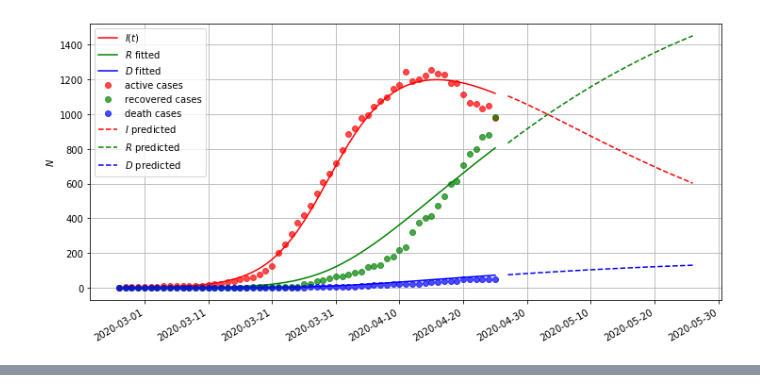
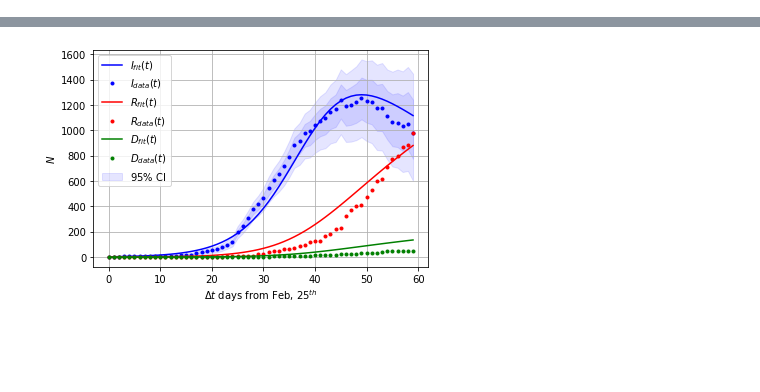
Before and after one commit to akapet00/coropy, a Jupyter notebook: sandbox/04-SEIRD-Simulation.ipynb, the cells around one changed output, grey strips where cells are left out. Drawn from its saved outputs; the diff is of its cells as text; code cells hidden in the pictures; blank space fills up the shorter version.

```diff
--- a/sandbox/04-SEIRD-Simulation.ipynb
+++ b/sandbox/04-SEIRD-Simulation.ipynb
@@ -73,17 +26,33 @@ duration = 60 # in days
-# %%
-n_days = 30 # days in future
-
-S_pred, E_pred, I_pred, R_pred, D_pred = seird_model.forecast(n_days)
-plot_compartmental_model_forecast(
-    epidemics_start_date=start_date_1,
-    active_cases=active_cases_1[:duration],
-    I=I,
-    I_pred=I_pred,
-    recovered_cases=recovered_cases_1[:duration],
-    R=R,
-    R_pred=R_pred,
-    death_cases=death_cases_1[:duration],
-    D=D,
-    D_pred=D_pred)
-# %% [output]
-[figure, removed]
+# %%
+# instantiate a model and train it using the first bi-month data (60 days)
+coff = 60
+
+S0 = confirmed_cases[coff-1] + 0.1 * confirmed_cases[coff-1]
+E0 = 3 * confirmed_cases[0]
+I0 = confirmed_cases[0]
+R0 = recovered_cases[0]
+D0 = death_cases[0]
+IC = (S0, E0, I0, R0, D0)
+
+model = SEIRDModel(calc_ci=True, pcr_sens=0.9, pcr_spec=0.99, daily_tests=daily_tests[:coff])
+params, loss = model.fit(confirmed_cases[:coff], recovered_cases[:coff], death_cases[:coff], IC)
+
+# obtain predictions
+(S, E, I, R, D) = model.simulate()
+
+# visualize
+fig, ax = plt.subplots()
+ax.plot(I[2], 'b-', label='$I_{fit}(t)$')
+ax.fill_between(list(range(len(I[0]))), I[0], I[4], color='b', alpha=0.1, label='$95\%$ CI')
+ax.fill_between(list(range(len(I[0]))), I[1], I[3], color='b', alpha=0.1)
+ax.plot(confirmed_cases[:coff] - recovered_cases[:coff] - death_cases[:coff], 'b.', label='$I_{data}(t)$')
+ax.plot(R, 'r-', label='$R_{fit}(t)$')
+ax.plot(recovered_cases[:coff], 'r.', label='$R_{data}(t)$')
+ax.plot(D, 'g-', label='$D_{fit}(t)$')
+ax.plot(death_cases[:coff], 'g.', label='$D_{data}(t)$')
+ax.set_xlabel('$\Delta t$ days from Feb, $25^{th}$')
+ax.set_ylabel('$N$')
+ax.legend()
+ax.grid()
+plt.show()
+# %% [output]
@@ -89,0 +61 @@ plot_compartmental_model_forecast(
+[figure, added]
```
Also changed, not shown: parts of 8 cells of this notebook, 4 other files.
